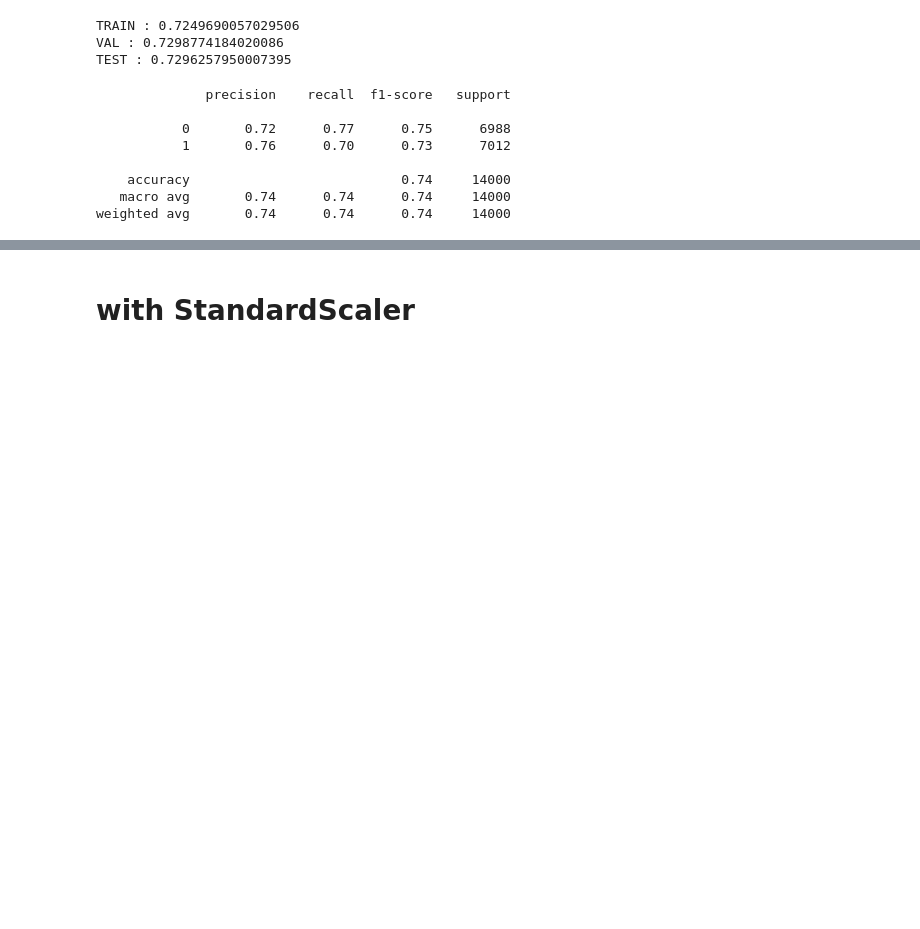
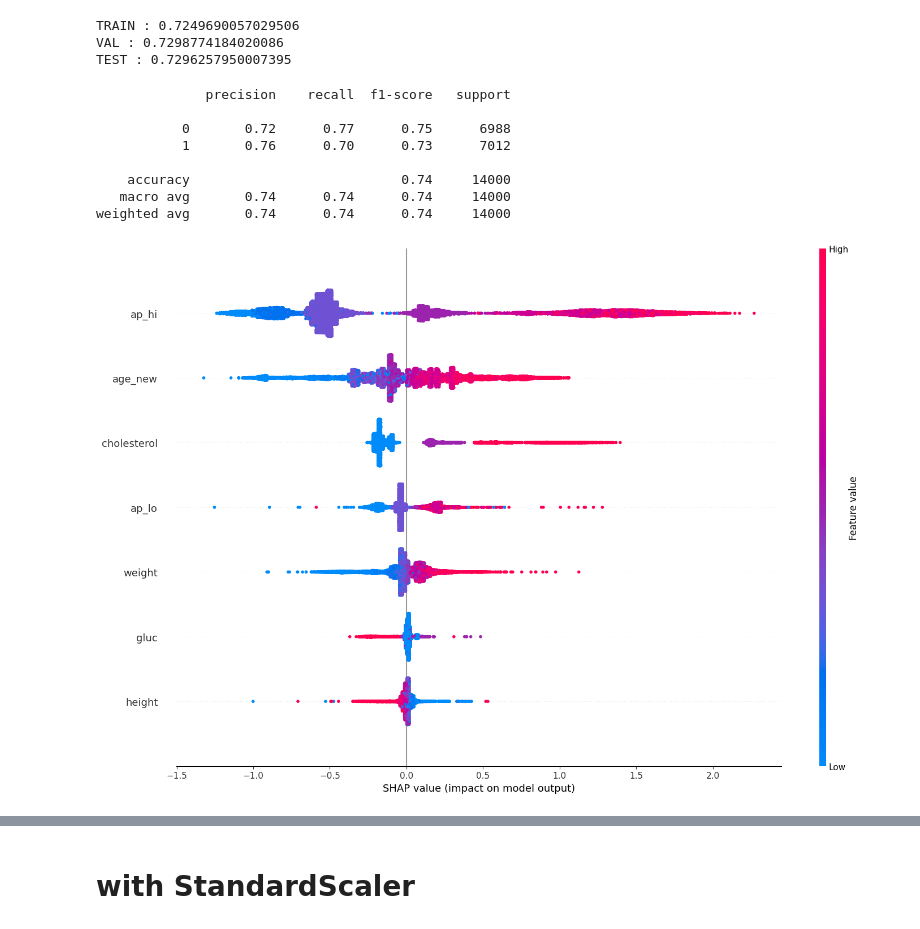
Before and after one commit to ART1X1/Predictive-analytics-for-assessing-the-risk-of-cardiovascular-diseases, a Jupyter notebook: Notebooks_V3/CatBoost.ipynb, the cells around one changed output, grey strips where cells are left out. Saved outputs shown, nothing was run; the diff lists cells and outputs as text; code cells hidden in the pictures; blank space fills up the shorter version.

```diff
--- a/Notebooks_V3/CatBoost.ipynb
+++ b/Notebooks_V3/CatBoost.ipynb
@@ -343,3 +343,11 @@ print(classification_report(test[target], model.predict(test.drop(columns=target
     accuracy                           0.74     14000
    macro avg       0.74      0.74      0.74     14000
 weighted avg       0.74      0.74      0.74     14000
+# %%
+import shap
+explainer = shap.TreeExplainer(model)
+shap_values = explainer.shap_values(test.drop(columns=target))
+
+shap.summary_plot(shap_values, test.drop(columns=target), plot_size=(15,10))
+# %% [output]
+[figure, added]
```
Also changed, not shown: parts of 3 cells of this notebook, 8 other files.
